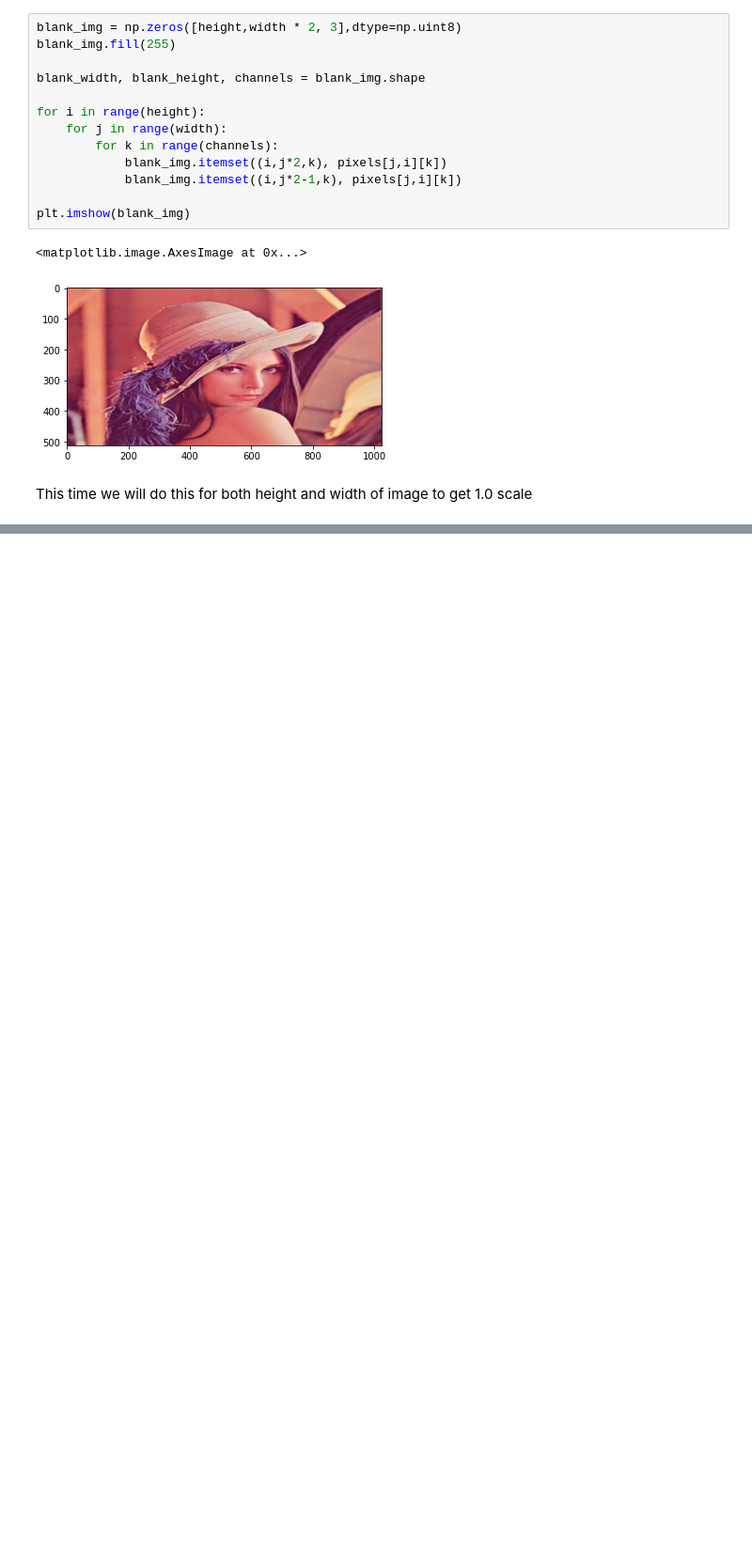
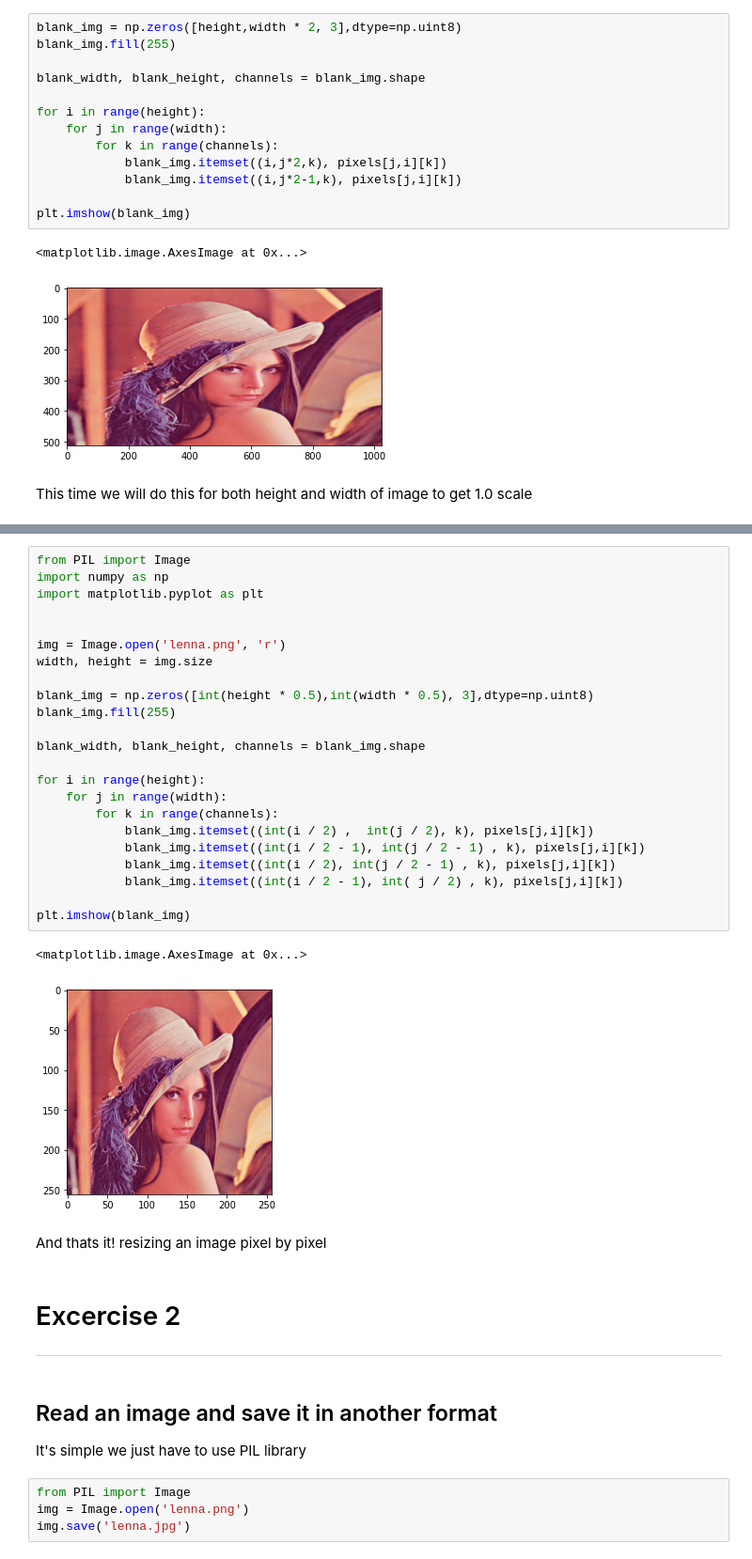
Before and after one commit to JulyWitch/computer_vision_excercises_sbuk, a Jupyter notebook: T1.ipynb, the cells around one changed output, grey strips where cells are left out. Shown at 94% size. Drawn from its saved outputs; the diff is of its cells as text; blank space fills up the shorter version.

```diff
--- a/T1.ipynb
+++ b/T1.ipynb
@@ -107,0 +162,40 @@ plt.imshow(blank_img)
+# %%
+from PIL import Image
+import numpy as np
+import matplotlib.pyplot as plt
+
+
+img = Image.open('lenna.png', 'r')
+width, height = img.size
+
+blank_img = np.zeros([int(height * 0.5),int(width * 0.5), 3],dtype=np.uint8)
+blank_img.fill(255)
+
+blank_width, blank_height, channels = blank_img.shape
+
+for i in range(height):
+    for j in range(width):
+        for k in range(channels):
+            blank_img.itemset((int(i / 2) ,  int(j / 2), k), pixels[j,i][k])
+            blank_img.itemset((int(i / 2 - 1), int(j / 2 - 1) , k), pixels[j,i][k])
+            blank_img.itemset((int(i / 2), int(j / 2 - 1) , k), pixels[j,i][k])
+            blank_img.itemset((int(i / 2 - 1), int( j / 2) , k), pixels[j,i][k])
+
+plt.imshow(blank_img)
+# %% [output]
+<matplotlib.image.AxesImage at 0x...>
+[figure, added]
+# %% [markdown]
+And thats it! resizing an image pixel by pixel
+# %% [markdown]
+# Excercise 2
+
+
+---
+# %% [markdown]
+## Read an image and save it in another format
+It's simple we just have to use PIL library
+# %%
+from PIL import Image
+img = Image.open('lenna.png')
+img.save('lenna.jpg')
```
Also changed, not shown: parts of 19 cells of this notebook.
